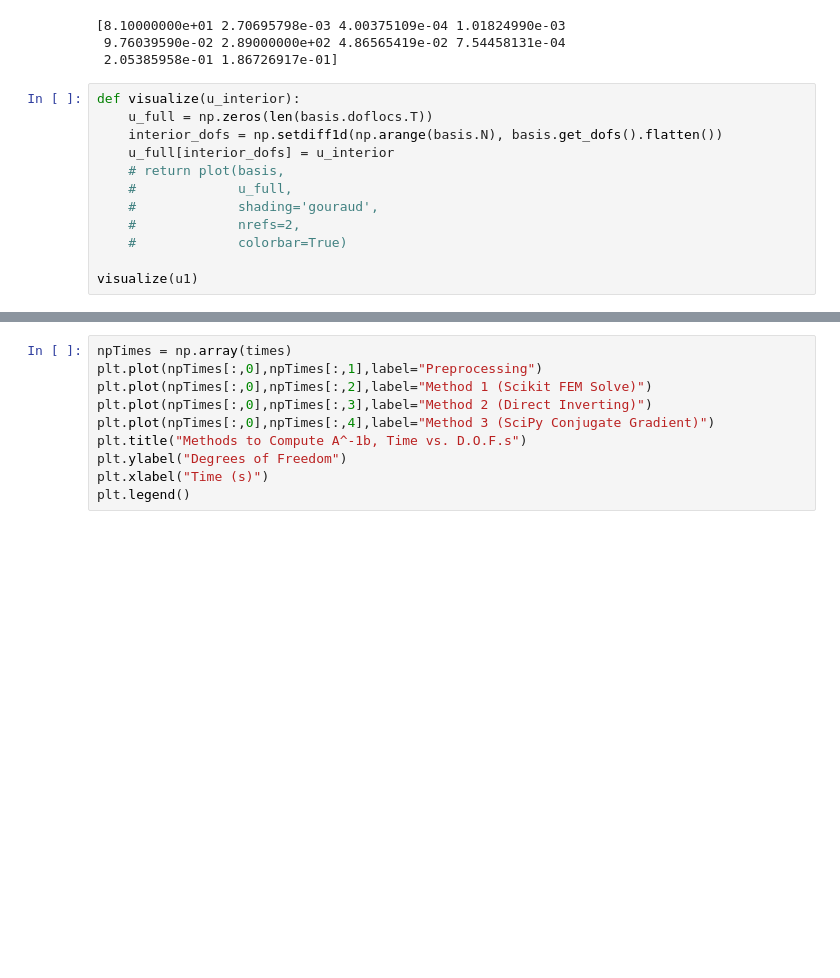
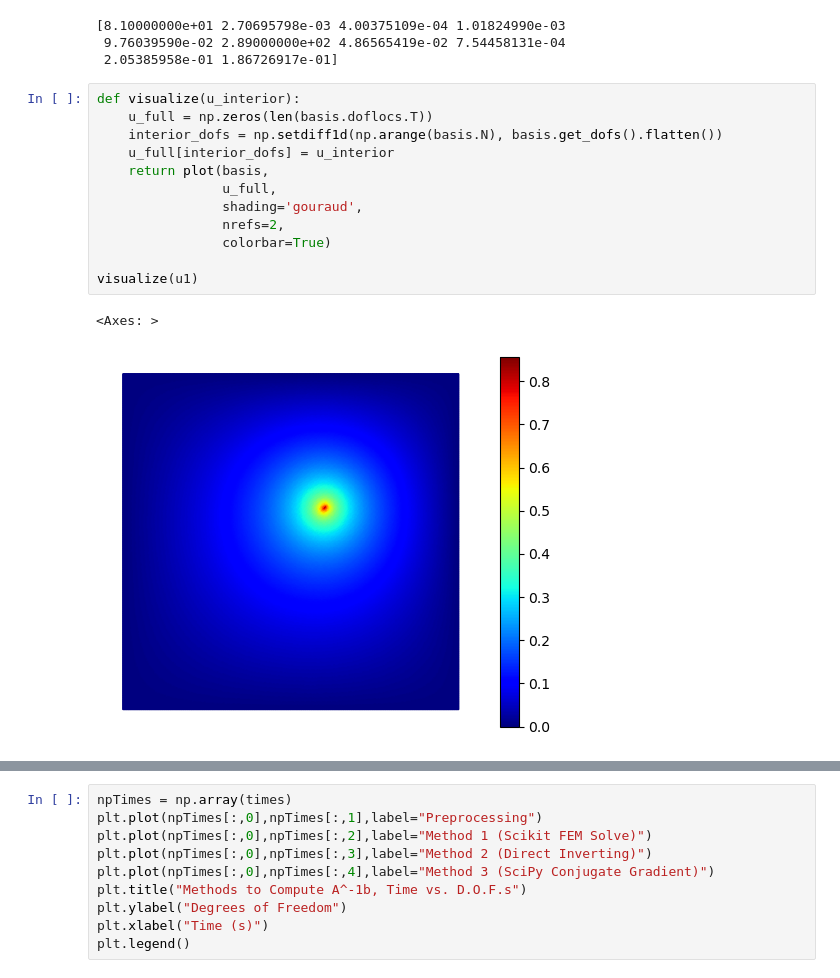
Before and after one commit to vcaipu/cqednumerics, a Jupyter notebook: examples/PoissonLinearSolver.ipynb, the cells around one changed output, grey strips where cells are left out. Cells and saved outputs as stored; diff of their text form; blank space fills up the shorter version.

```diff
--- a/examples/PoissonLinearSolver.ipynb
+++ b/examples/PoissonLinearSolver.ipynb
@@ -160,14 +160,17 @@ print(times)
 # %%
 def visualize(u_interior):
     u_full = np.zeros(len(basis.doflocs.T))
     interior_dofs = np.setdiff1d(np.arange(basis.N), basis.get_dofs().flatten())
     u_full[interior_dofs] = u_interior
-    # return plot(basis,
-    #             u_full,
-    #             shading='gouraud',
-    #             nrefs=2,
-    #             colorbar=True)
+    return plot(basis,
+                u_full,
+                shading='gouraud',
+                nrefs=2,
+                colorbar=True)
 
 visualize(u1)
+# %% [output]
+<Axes: >
+[figure, added]
 # %%
 visualize(u2)
```
Also changed, not shown: parts of 3 cells of this notebook.
